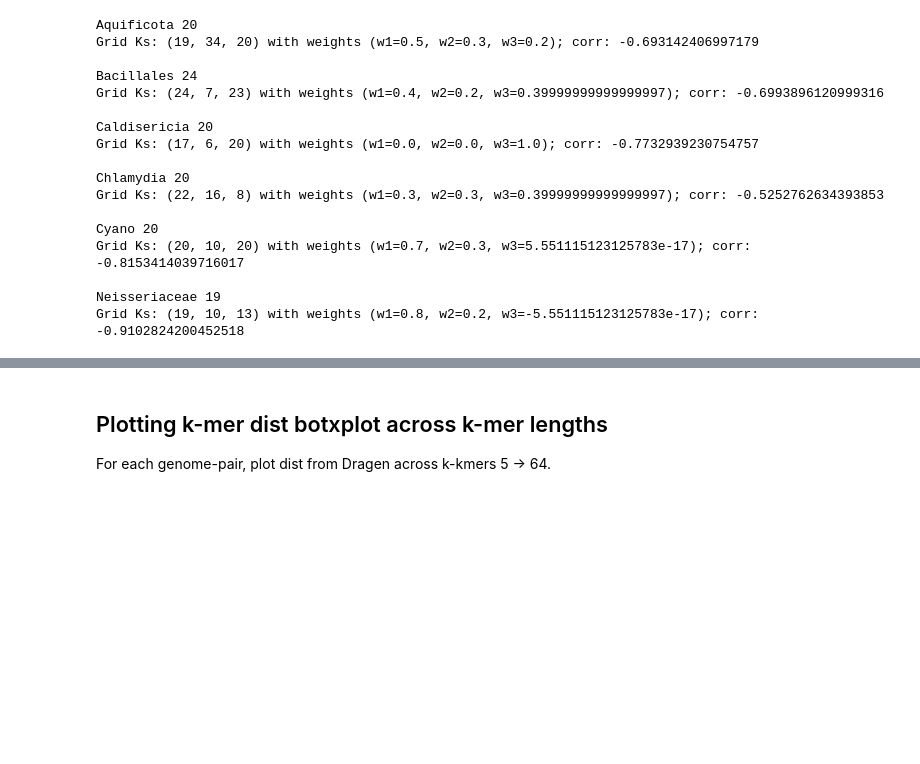
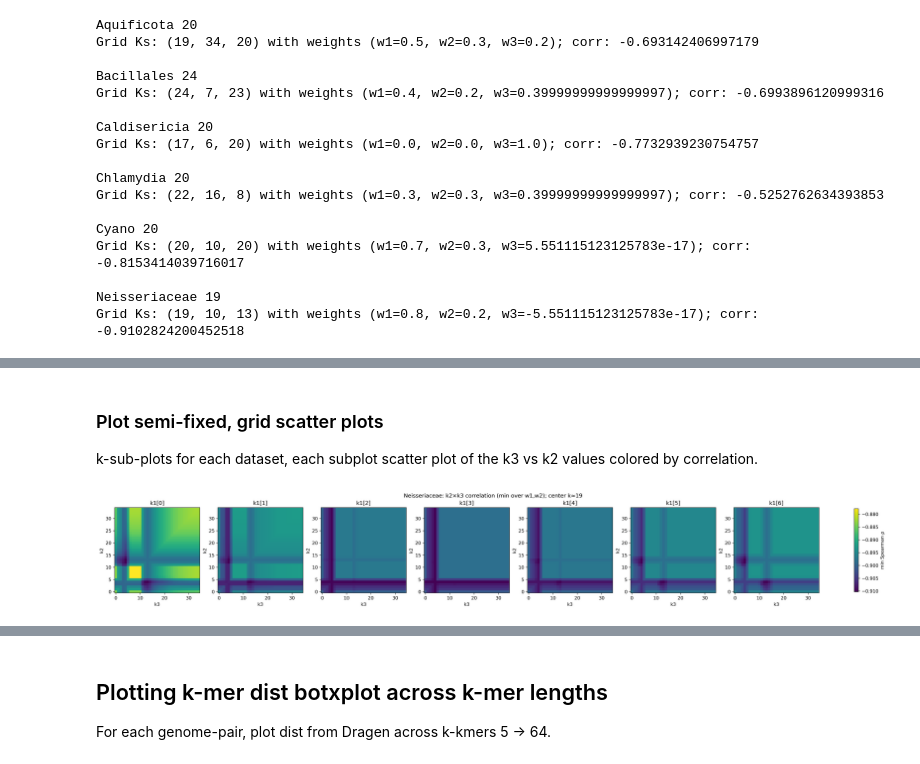
Before and after one commit to StephenHwang/Ok-k-mer, a Jupyter notebook: src/tree_mask.ipynb, the cells around one changed output, grey strips where cells are left out. Cells and saved outputs as stored; diff of their text form; code cells hidden in the pictures; blank space fills up the shorter version.

Commit message:
Draft plot 3-kmer grid search.

```diff
--- a/src/tree_mask.ipynb
+++ b/src/tree_mask.ipynb
@@ -950,0 +823,3 @@ def run_full_3k_grid_corr_k_main_parallel(
+# %% [markdown]
+### Plot semi-fixed, grid scatter plots
+k-sub-plots for each dataset, each subplot scatter plot of the k3 vs k2 values colored by correlation.
@@ -950,0 +842,16 @@ def run_full_3k_grid_corr_k_main_parallel(
+# %%
+grid_datasets_with_k = [
+    ("Aquificota", aquificota_grid, 20),
+    ("Bacillales", bacillales_grid, 24),
+    ("Caldisericia", caldisericia_grid, 20),
+    ("Chlamydia", chlamydia_grid, 20),
+    # ("Cyano", cyano_grid, 20),
+    ("Neisseriaceae", neisseriaceae_grid, 19),
+]
+
+
+# re-make the into a dataset_grid_with_best_k
+s = 3
+# %%
+df = grid_datasets_with_k[-1]
+df
@@ -950,0 +860,21 @@ def run_full_3k_grid_corr_k_main_parallel(
+# %%
+# plot grid_df: 7 heatmaps, each 35×35 (k2 × k3); collapse weight dims by min Spearman (matches grid objective)
+name, grid_df, k = df
+
+planes = grid_df.min(axis=(3, 4))  # (7, 35, 35)
+fig, axes = plt.subplots(1, 7, figsize=(24, 3.5), constrained_layout=True)
+pfin = planes[np.isfinite(planes)]
+vmin, vmax = float(np.min(pfin)), float(np.max(pfin))
+
+im = None
+for i, ax in enumerate(axes):
+    im = ax.imshow(planes[i], aspect="equal", origin="lower", vmin=vmin, vmax=vmax, cmap="viridis")
+    ax.set_xlabel("k3")
+    ax.set_ylabel("k2")
+    ax.set_title(f"k1[{i}]")
+
+fig.suptitle(f"{name}: k2×k3 correlation (min over w1,w2); center k≈{k}")
+fig.colorbar(im, ax=axes.ravel().tolist(), shrink=0.85, location="right", label="min Spearman ρ")
+plt.show()
+# %% [output]
+[figure, added]
```
Also changed, not shown: parts of 11 cells of this notebook, 2 other files.
